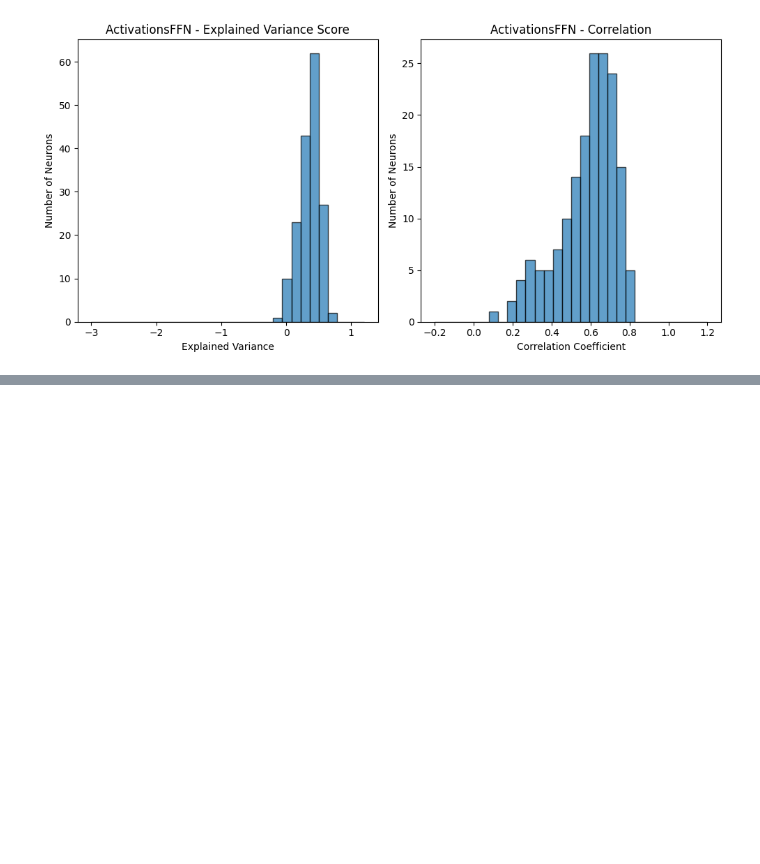
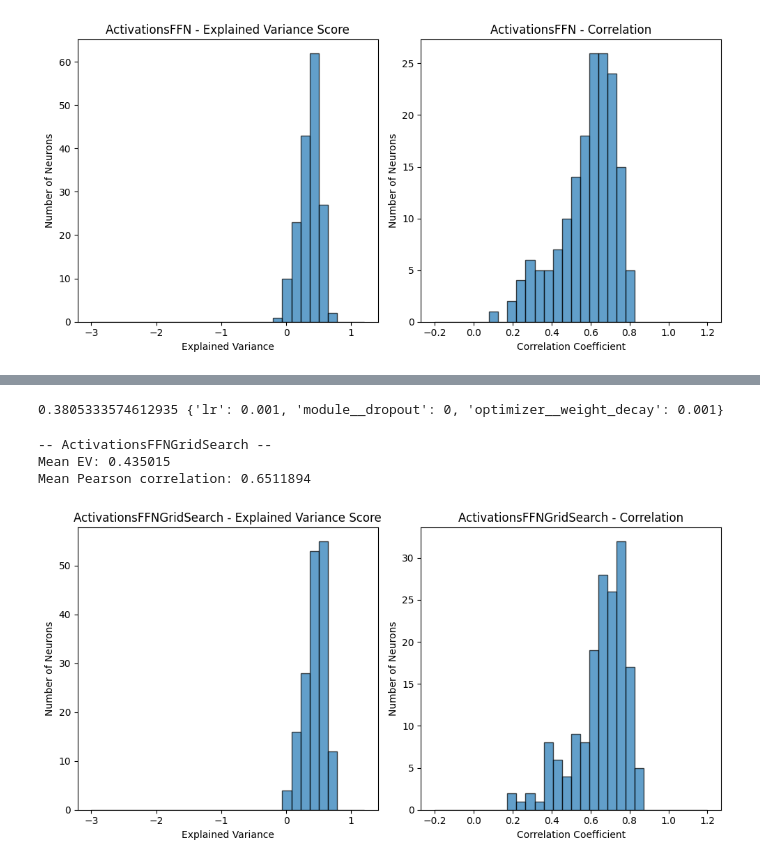
Before and after one commit to ledondodo/brainlike, a Jupyter notebook: week8_bryan.ipynb, the cells around one changed output, grey strips where cells are left out. Cells and saved outputs as stored; diff of their text form; code cells hidden in the pictures; blank space fills up the shorter version.

```diff
--- a/week8_bryan.ipynb
+++ b/week8_bryan.ipynb
@@ -135,6 +136,12 @@ Validation activations shape: torch.Size([288, 2048, 7, 7])
 pca = PCA(n_components=0.9)
 pca_activations_tr = torch.tensor(pca.fit_transform(flatten_activations_tr.cpu().numpy()))
 pca_activations_val = torch.tensor(pca.transform(flatten_activations_val.cpu().numpy()))
+# %%
+# Put data on correct device
+pca_activations_tr = pca_activations_tr.to(device)
+pca_activations_val = pca_activations_val.to(device)
+spikes_train = torch.tensor(spikes_train, dtype=torch.float32, device=device)
+spikes_val = torch.tensor(spikes_val, dtype=torch.float32, device=device)
 # %%
 from dataset import ActivationsDataset
 from torch.utils.data import DataLoader
@@ -164,15 +171,18 @@ import torch.nn as nn
 import torch.nn.functional as F
 
 class ActivationsFFN(nn.Module):
-    def __init__(self, input_size=input_size, hidden_1_size=2**10, hidden_2_size=2**9, output_size=168):
+    def __init__(self, input_size=input_size, hidden_1_size=2**10, hidden_2_size=2**9, output_size=168, dropout=0):
         super(ActivationsFFN, self).__init__()
         self.fc1 = nn.Linear(input_size, hidden_1_size)
         self.fc2 = nn.Linear(hidden_1_size, hidden_2_size)
         self.fc3 = nn.Linear(hidden_2_size, output_size)
+        self.dropout = nn.Dropout(dropout)
 
     def forward(self, x):
         x = F.relu(self.fc1(x))
+        x = self.dropout(x)
         x = F.relu(self.fc2(x))
+        x = self.dropout(x)
         x = self.fc3(x)
         return x
 # %%
@@ -226,3 +236,27 @@ evaluation_metrics(predictions, spikes_val)
 Mean EV: 0.35202184
 Mean Pearson correlation: 0.58248705
 [figure]
+# %%
+# Run a grid search to find the best hyperparameters
+from skorch import NeuralNetRegressor
+from sklearn.model_selection import GridSearchCV
+
+net = NeuralNetRegressor(
+    ActivationsFFN,
+    max_epochs=20,
+    lr=0.001,
+    verbose=0,
+    train_split=False,
+    optimizer=torch.optim.Adam,
+    device=device
+)
+
+params = {
+    'optimizer__weight_decay': [0.0, 0.001, 0.01, 0.1],
+    'module__dropout': [0, 0.2, 0.35, 0.5],
+    'lr': [0.001, 0.01, 0.1],
+}
+
+gs = GridSearchCV(net, params, refit=True, cv=3, scoring='explained_variance', verbose=2)
+
+gs.fit(pca_activations_tr.cpu().numpy(), spikes_train.cpu().numpy())
@@ -228,0 +287,15 @@ Mean Pearson correlation: 0.58248705
+# %%
+print(gs.best_score_, gs.best_params_)
+# %% [output]
+0.3805333574612935 {'lr': 0.001, 'module__dropout': 0, 'optimizer__weight_decay': 0.001}
+# %%
+predictions_ffn = gs.best_estimator_.predict(pca_activations_val.cpu().numpy())
+predictions = {
+    "ActivationsFFNGridSearch": predictions_ffn
+}
+evaluation_metrics(predictions, spikes_val.cpu().numpy())
+# %% [output]
+-- ActivationsFFNGridSearch --
+Mean EV: 0.435015
+Mean Pearson correlation: 0.6511894
+[figure, added]
```
Also changed, not shown: parts of 4 cells of this notebook, 1 other file.
